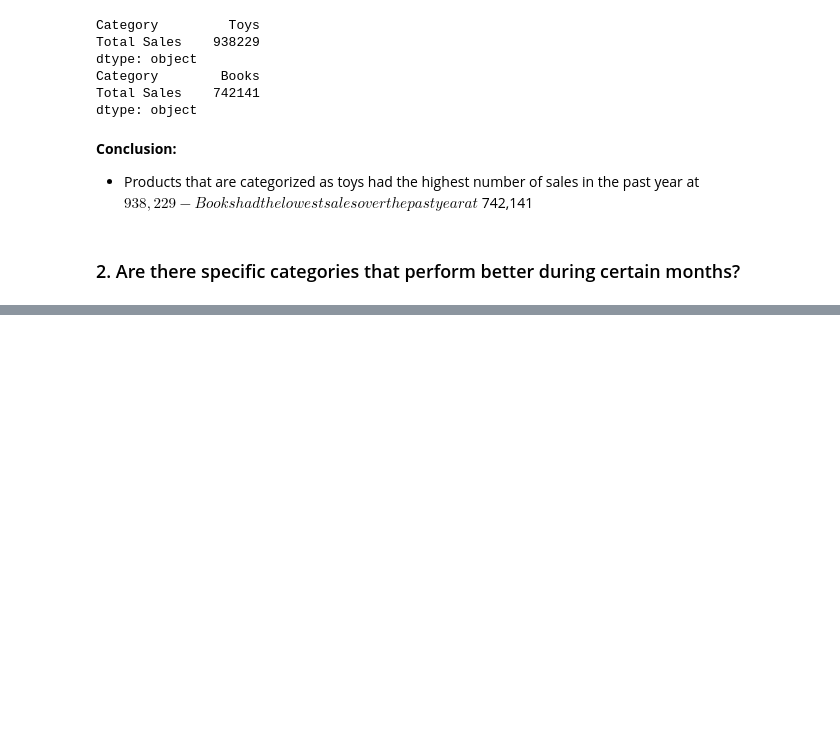
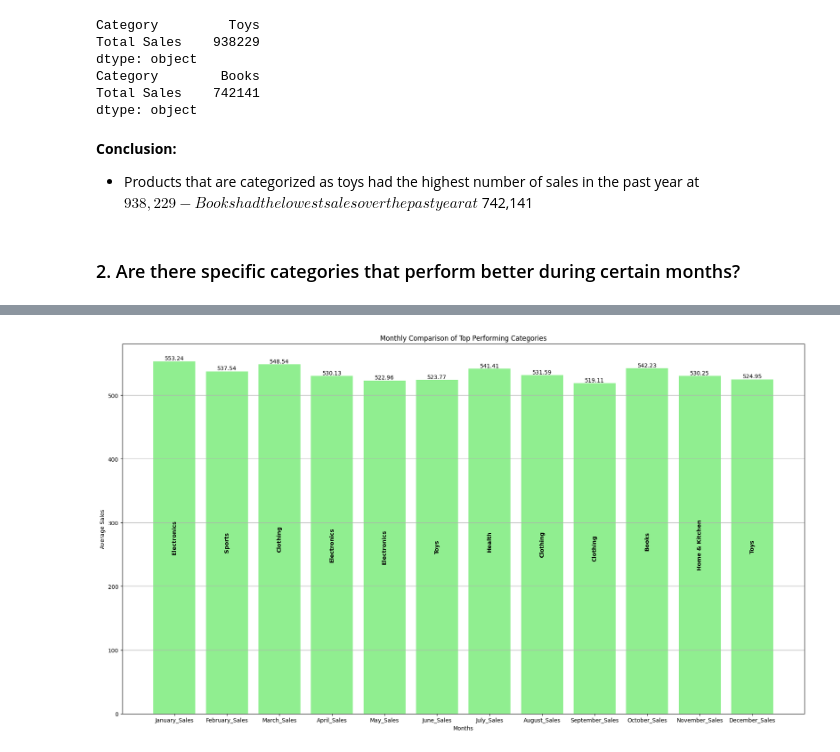
Before and after one commit to Willnguyen02/E-commerce-Sales-Analytics, a Jupyter notebook: Main.ipynb, the cells around one changed output, grey strips where cells are left out. Saved outputs shown, nothing was run; the diff lists cells and outputs as text; code cells hidden in the pictures; blank space fills up the shorter version.

```diff
--- a/Main.ipynb
+++ b/Main.ipynb
@@ -509,0 +530,25 @@ categories
+# %%
+# Created a data frame containing the best performing categories of each month along with its highest average sales value
+
+m = []
+best_performing_category = []
+highest_average_sales = []
+
+
+
+for month in months:
+    max_index = avg_category_sales[month].idxmax()
+    max_value = avg_category_sales[month].max()
+
+    m.append(month)
+    best_performing_category.append(max_index)
+    highest_average_sales.append(max_value)
+
+
+cat_monthly_performance = pd.DataFrame({
+    "Month":m,
+    "Best Performing Category":best_performing_category,
+    "Highest Average Sales":highest_average_sales
+})
+
+cat_monthly_performance
@@ -509,0 +569,21 @@ categories
+# %%
+# Plotted a bar graph comparing top performers of each month
+
+plt.figure(figsize=(22,12))
+
+barplot = plt.bar(
+    "Month",
+    "Highest Average Sales",
+    data = cat_monthly_performance,
+    color = "lightgreen"
+)
+
+plt.title("Monthly Comparison of Top Performing Categories")
+plt.ylabel("Average Sales")
+plt.xlabel("Months")
+plt.grid(axis = "y")
+plt.bar_label(barplot, label_type='edge')
+plt.bar_label(barplot, labels = best_performing_category, label_type="center", rotation = 90, fontweight = "bold")
+plt.show()
+# %% [output]
+[figure, added]
```
Also changed, not shown: parts of 11 cells of this notebook.
